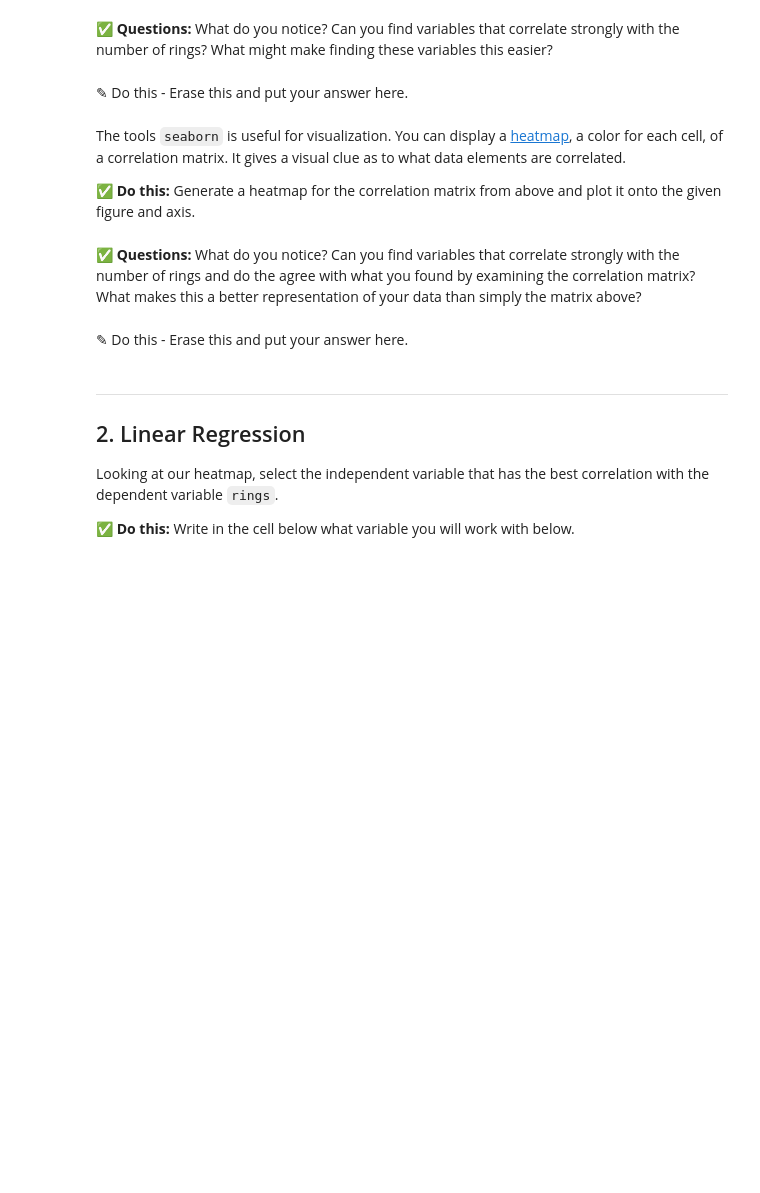
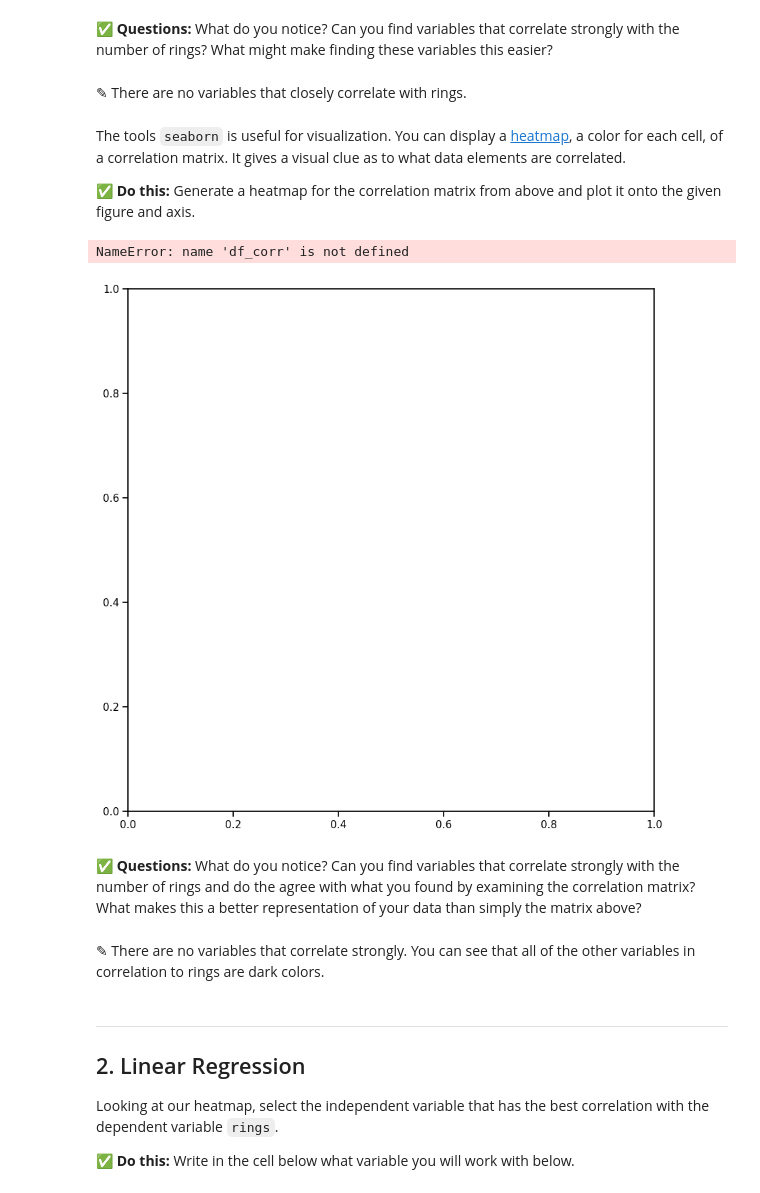
Before and after one commit to Zwillbeast659/CMSE202-f25-turnin, a Jupyter notebook: Day-13/Day-13_In-Class-Regression-STUDENT.ipynb, the cells around one changed output. Drawn from its saved outputs; the diff is of its cells as text; code cells hidden in the pictures; blank space fills up the shorter version.

```diff
--- a/Day-13/Day-13_In-Class-Regression-STUDENT.ipynb
+++ b/Day-13/Day-13_In-Class-Regression-STUDENT.ipynb
@@ -76,3 +76,8 @@ import seaborn as sns
 import numpy as np
 
 sns.set_context("notebook")
+
+
+df = pd.read_csv("Dataset.data", delimiter=" ", )
+df.columns = ['Sex', 'length', 'diameter', 'height','whole_weight','shucked_weight','viscera_weight','shell_weight','rings']
+df.head(5)
@@ -93,10 +102,13 @@ The diagonal of the matrix is all ones since that the correlation of the column
 **&#9989; Do This:** Calculate and display the correlation matrix associated with your data. NOTE: Depending on your numpy version, this step might initially give you an error. If this is the case, remove the sex column from the dataframe.
 # %%
 # put your code here
+df.drop('Sex', axis=1, inplace=True)
+df_corr = df.corr()
+df_corr
 # %% [markdown]
 **&#9989; Questions:** What do you notice? Can you find variables that correlate strongly with the number of rings? What might make finding these variables this easier?
-# %% [markdown]
-<font size=+3>&#9998;</font> Do this - Erase this and put your answer here.
+# %% [markdown]
+<font size=+3>&#9998;</font> There are no variables that closely correlate with rings.
 # %% [markdown]
 The tools `seaborn` is useful for visualization. You can display a [heatmap](https://seaborn.pydata.org/generated/seaborn.heatmap.html), a color for each cell, of a correlation matrix. It gives a visual clue as to what data elements are correlated.
 
@@ -104,10 +116,14 @@ The tools `seaborn` is useful for visualization. You can display a [heatmap](htt
 # %%
 fig, ax = plt.subplots(1,1, figsize = (10,10) )
 # put your code here
+sns.heatmap(df_corr);
+# %% [output]
+NameError: name 'df_corr' is not defined
+[figure, added]
 # %% [markdown]
 **&#9989; Questions:** What do you notice? Can you find variables that correlate strongly with the number of rings and do the agree with what you found by examining the correlation matrix? What makes this a better representation of your data than simply the matrix above?
-# %% [markdown]
-<font size=+3>&#9998;</font> Do this - Erase this and put your answer here.
+# %% [markdown]
+<font size=+3>&#9998;</font> There are no variables that correlate strongly. You can see that all of the other variables in correlation to rings are dark colors.
 # %% [markdown]
 ---
 <a id="regression"></a>
```
Also changed, not shown: parts of 27 cells of this notebook, 2 other files.
